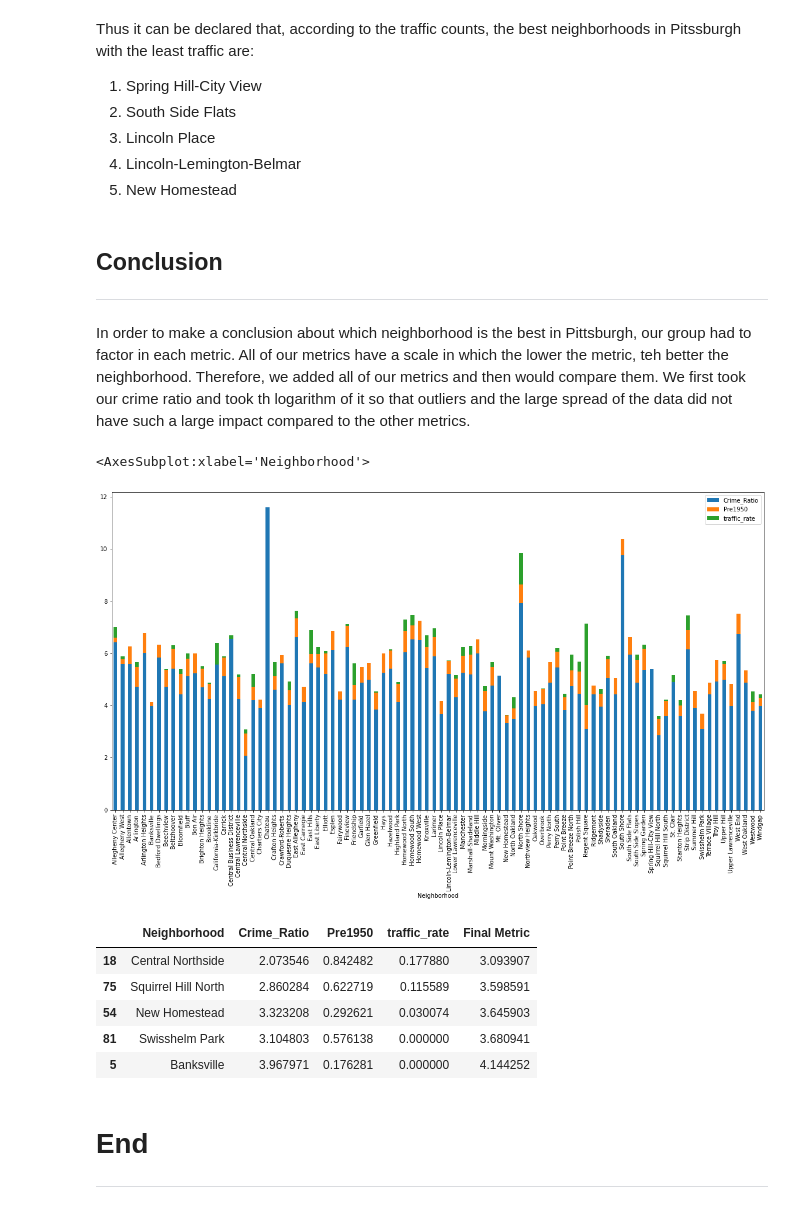
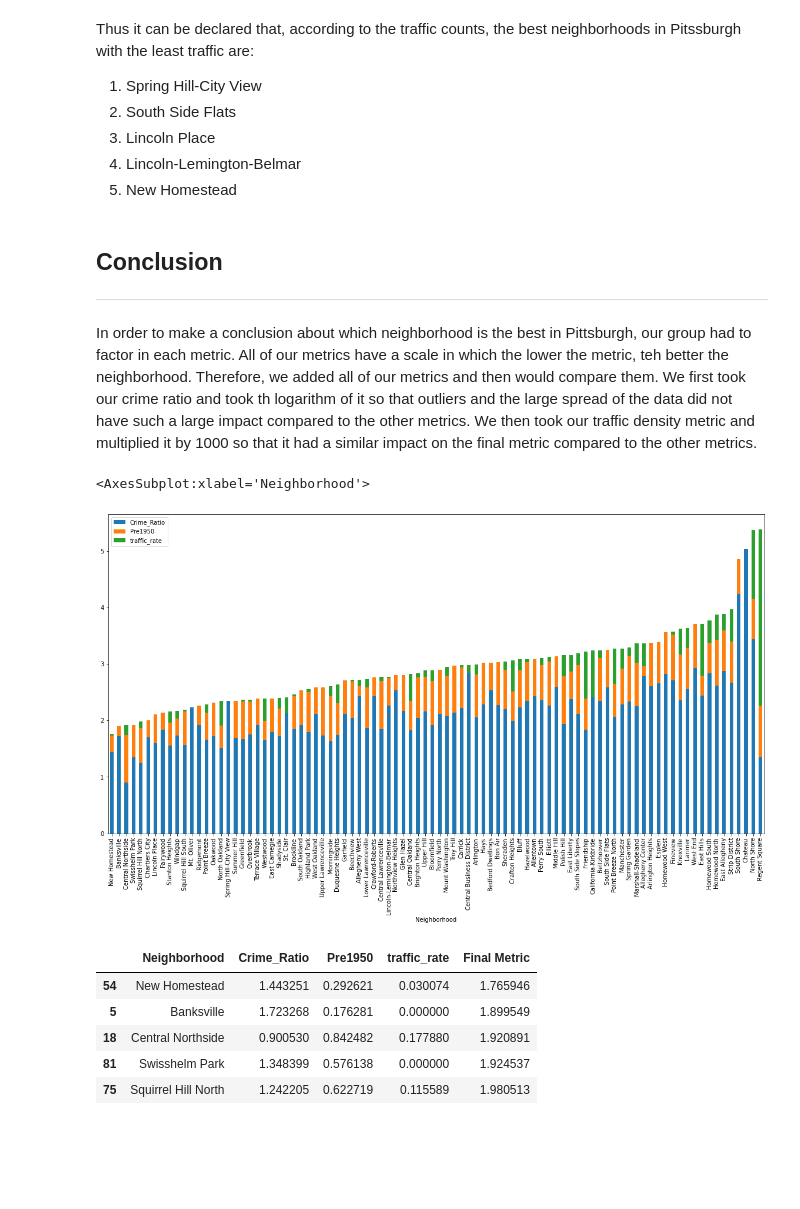
Before and after one commit to songxingyu1118/CMPINF10_Final_Project, a Jupyter notebook: Neighborhoods.ipynb, the cells around one changed output. Cells and saved outputs as stored; diff of their text form; code cells hidden in the pictures; blank space fills up the shorter version.

Commit message:
Final Metric Completed!

```diff
--- a/Neighborhoods.ipynb
+++ b/Neighborhoods.ipynb
@@ -475,41 +475,40 @@ Thus it can be declared that, according to the traffic counts, the best neighbor
 # %% [markdown]
 ## Conclusion
 ---
-In order to make a conclusion about which neighborhood is the best in Pittsburgh, our group had to factor in each metric. All of our metrics have a scale in which the lower the metric, teh better the neighborhood. Therefore, we added all of our metrics and then would compare them. We first took our crime ratio and took th logarithm of it so that outliers and the large spread of the data did not have such a large impact compared to the other metrics.
+In order to make a conclusion about which neighborhood is the best in Pittsburgh, our group had to factor in each metric. All of our metrics have a scale in which the lower the metric, teh better the neighborhood. Therefore, we added all of our metrics and then would compare them. We first took our crime ratio and took th logarithm of it so that outliers and the large spread of the data did not have such a large impact compared to the other metrics. We then took our traffic density metric and multiplied it by 1000 so that it had a similar impact on the final metric compared to the other metrics.
 # %%
 import numpy as np
 
 Combined_Data = finalCrime.merge(percentage_data, how = "left", on = 'Neighborhood')
 
 trafficRank = trafficRank.rename(columns = {"neighborhood" : "Neighborhood"})
 
 Combined_Data = Combined_Data.merge(trafficRank, how = "left", on = "Neighborhood")
 
 Combined_Data["traffic_rate"] = Combined_Data["traffic_rate"] * 1000
 
 # Combined_Data["Pre1950"] = Combined_Data["Pre1950"] * 5
 
 Combined_Data = Combined_Data.drop(columns = ['numOfArrests', 'Population']) # drop non-metric data
 
 Combined_Data = Combined_Data.fillna(0)
 
-Combined_Data["Crime_Ratio"] = np.log(Combined_Data["Crime_Ratio"])
+Combined_Data["Crime_Ratio"] = np.log10(Combined_Data["Crime_Ratio"]) # LOG BASE 10
 
 Combined_Data["Final Metric"] = Combined_Data["Crime_Ratio"] + Combined_Data["Pre1950"] + Combined_Data["traffic_rate"]
 
+Combined_Data = Combined_Data.sort_values(by = "Final Metric")
+
 Combined_Data[["Neighborhood", "Crime_Ratio", "Pre1950", "traffic_rate"]].plot.bar(x = "Neighborhood", stacked = True, figsize = (20, 10))
 # %% [output]
 <AxesSubplot:xlabel='Neighborhood'>
-[figure, old version]
+[figure, new version]
 # %%
-Combined_Data.sort_values(by = "Final Metric").head()
+Combined_Data.head()
 # %% [output]
 |  | Neighborhood | Crime_Ratio | Pre1950 | traffic_rate | Final Metric |
-| 18 | Central Northside | 2.073546 | 0.842482 | 0.177880 | 3.093907 |
-| 75 | Squirrel Hill North | 2.860284 | 0.622719 | 0.115589 | 3.598591 |
-| 54 | New Homestead | 3.323208 | 0.292621 | 0.030074 | 3.645903 |
-| 81 | Swisshelm Park | 3.104803 | 0.576138 | 0.000000 | 3.680941 |
-| 5 | Banksville | 3.967971 | 0.176281 | 0.000000 | 4.144252 |
+| 54 | New Homestead | 1.443251 | 0.292621 | 0.030074 | 1.765946 |
+| 5 | Banksville | 1.723268 | 0.176281 | 0.000000 | 1.899549 |
+| 18 | Central Northside | 0.900530 | 0.842482 | 0.177880 | 1.920891 |
+| 81 | Swisshelm Park | 1.348399 | 0.576138 | 0.000000 | 1.924537 |
+| 75 | Squirrel Hill North | 1.242205 | 0.622719 | 0.115589 | 1.980513 |
-# %% [markdown]
-# End
----
```
Also changed, not shown: parts of 2 cells of this notebook, 1 other file.
